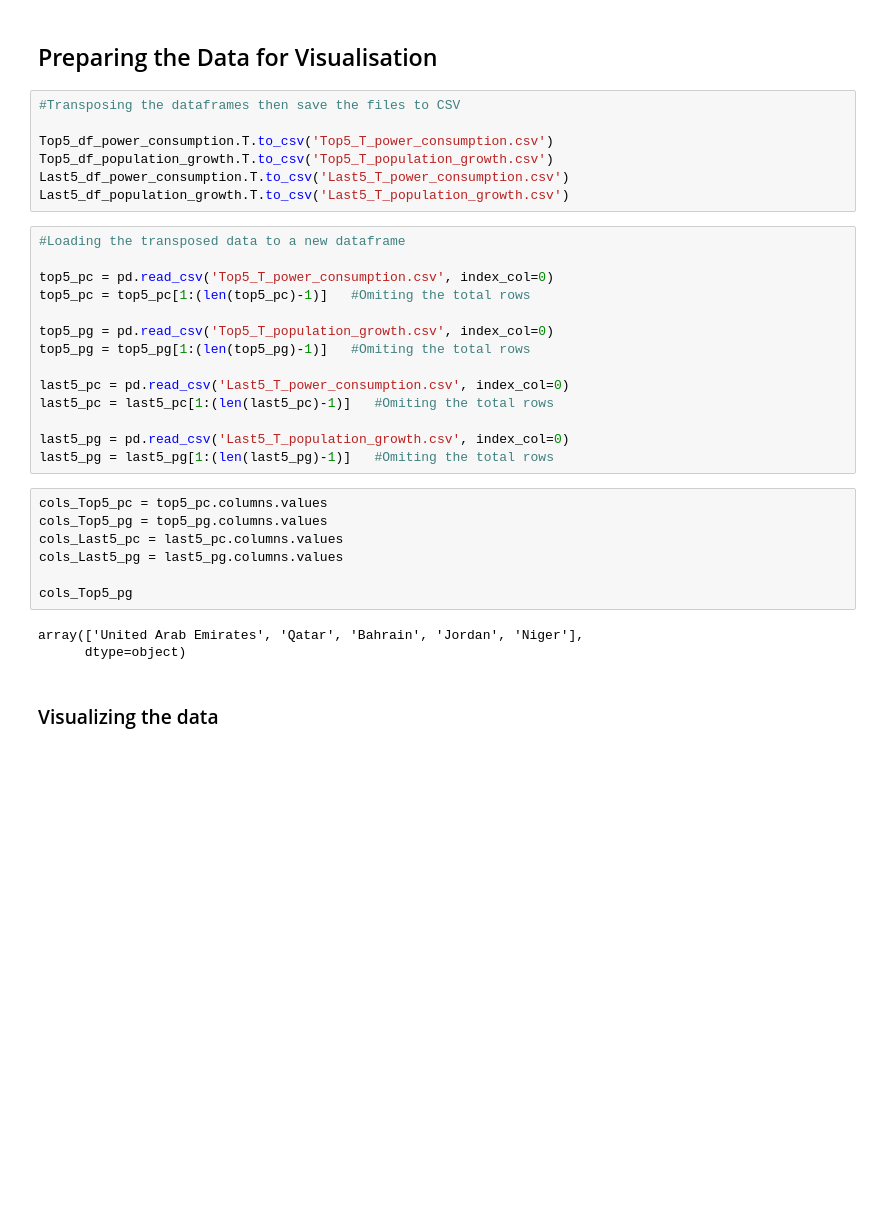
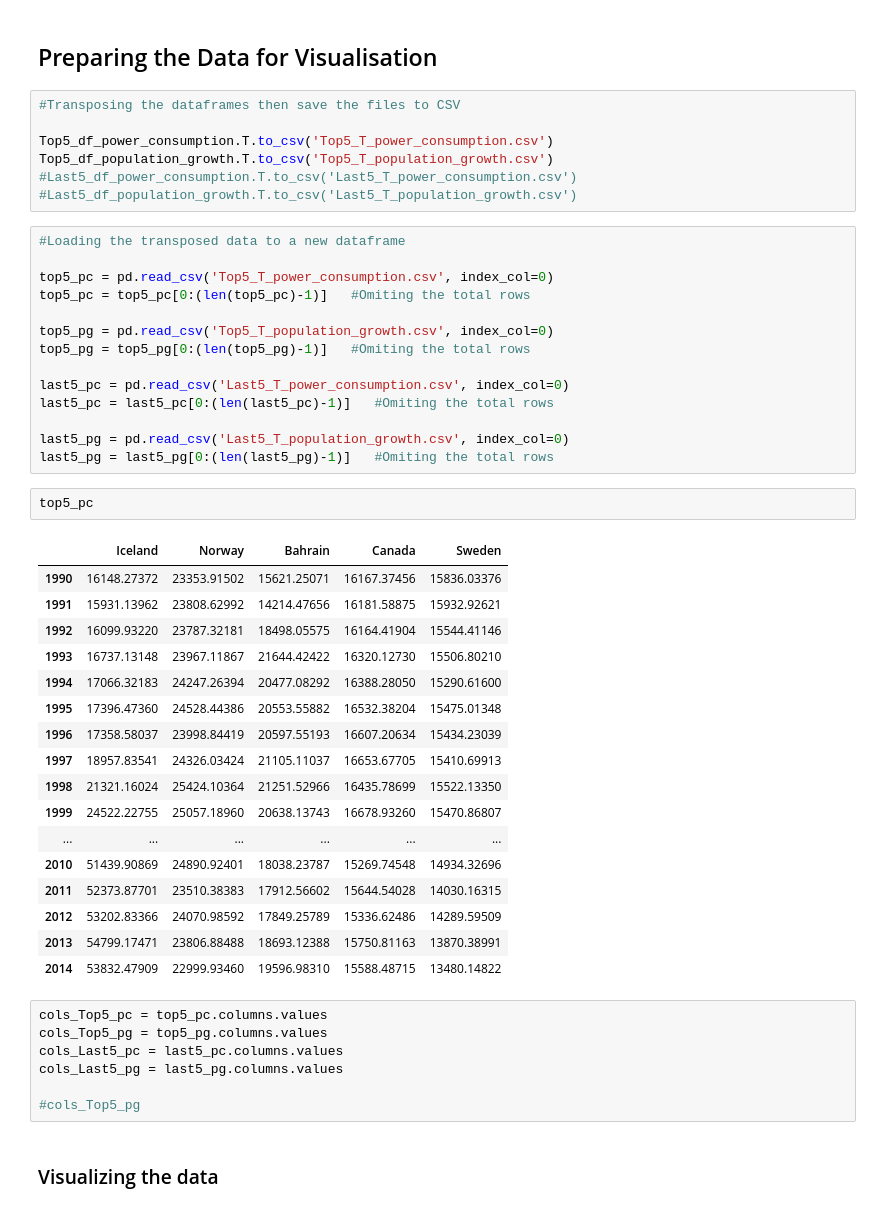
Before and after one commit to iamYole/ADS_Assignment_2, a Jupyter notebook: Population Growth VS Energy Consumption.ipynb, the cells around one changed output. Cells and saved outputs as stored; diff of their text form; blank space fills up the shorter version.

```diff
--- a/Population Growth VS Energy Consumption.ipynb
+++ b/Population Growth VS Energy Consumption.ipynb
@@ -253,32 +253,49 @@ Top5_df_population_growth.set_index('Country Name', inplace=True)
 
 Top5_df_power_consumption.T.to_csv('Top5_T_power_consumption.csv')
 Top5_df_population_growth.T.to_csv('Top5_T_population_growth.csv')
-Last5_df_power_consumption.T.to_csv('Last5_T_power_consumption.csv')
-Last5_df_population_growth.T.to_csv('Last5_T_population_growth.csv')
+#Last5_df_power_consumption.T.to_csv('Last5_T_power_consumption.csv')
+#Last5_df_population_growth.T.to_csv('Last5_T_population_growth.csv')
 # %%
 #Loading the transposed data to a new dataframe
 
 top5_pc = pd.read_csv('Top5_T_power_consumption.csv', index_col=0)
-top5_pc = top5_pc[1:(len(top5_pc)-1)]   #Omiting the total rows
+top5_pc = top5_pc[0:(len(top5_pc)-1)]   #Omiting the total rows
 
 top5_pg = pd.read_csv('Top5_T_population_growth.csv', index_col=0)
-top5_pg = top5_pg[1:(len(top5_pg)-1)]   #Omiting the total rows
+top5_pg = top5_pg[0:(len(top5_pg)-1)]   #Omiting the total rows
 
 last5_pc = pd.read_csv('Last5_T_power_consumption.csv', index_col=0)
-last5_pc = last5_pc[1:(len(last5_pc)-1)]   #Omiting the total rows
+last5_pc = last5_pc[0:(len(last5_pc)-1)]   #Omiting the total rows
 
 last5_pg = pd.read_csv('Last5_T_population_growth.csv', index_col=0)
-last5_pg = last5_pg[1:(len(last5_pg)-1)]   #Omiting the total rows
+last5_pg = last5_pg[0:(len(last5_pg)-1)]   #Omiting the total rows
+# %%
+top5_pc
+# %% [output]
+|  | Iceland | Norway | Bahrain | Canada | Sweden |
+| 1990 | 16148.27372 | 23353.91502 | 15621.25071 | 16167.37456 | 15836.03376 |
+| 1991 | 15931.13962 | 23808.62992 | 14214.47656 | 16181.58875 | 15932.92621 |
+| 1992 | 16099.93220 | 23787.32181 | 18498.05575 | 16164.41904 | 15544.41146 |
+| 1993 | 16737.13148 | 23967.11867 | 21644.42422 | 16320.12730 | 15506.80210 |
+| 1994 | 17066.32183 | 24247.26394 | 20477.08292 | 16388.28050 | 15290.61600 |
+| 1995 | 17396.47360 | 24528.44386 | 20553.55882 | 16532.38204 | 15475.01348 |
+| 1996 | 17358.58037 | 23998.84419 | 20597.55193 | 16607.20634 | 15434.23039 |
+| 1997 | 18957.83541 | 24326.03424 | 21105.11037 | 16653.67705 | 15410.69913 |
+| 1998 | 21321.16024 | 25424.10364 | 21251.52966 | 16435.78699 | 15522.13350 |
+| 1999 | 24522.22755 | 25057.18960 | 20638.13743 | 16678.93260 | 15470.86807 |
+| ... | ... | ... | ... | ... | ... |
+| 2010 | 51439.90869 | 24890.92401 | 18038.23787 | 15269.74548 | 14934.32696 |
+| 2011 | 52373.87701 | 23510.38383 | 17912.56602 | 15644.54028 | 14030.16315 |
+| 2012 | 53202.83366 | 24070.98592 | 17849.25789 | 15336.62486 | 14289.59509 |
+| 2013 | 54799.17471 | 23806.88488 | 18693.12388 | 15750.81163 | 13870.38991 |
+| 2014 | 53832.47909 | 22999.93460 | 19596.98310 | 15588.48715 | 13480.14822 |
 # %%
 cols_Top5_pc = top5_pc.columns.values
 cols_Top5_pg = top5_pg.columns.values
 cols_Last5_pc = last5_pc.columns.values
 cols_Last5_pg = last5_pg.columns.values
 
-cols_Top5_pg
+#cols_Top5_pg
-# %% [output]
-array(['United Arab Emirates', 'Qatar', 'Bahrain', 'Jordan', 'Niger'],
-      dtype=object)
 # %% [markdown]
 ### Visualizing the data
 # %%
```
Also changed, not shown: parts of 12 cells of this notebook.
